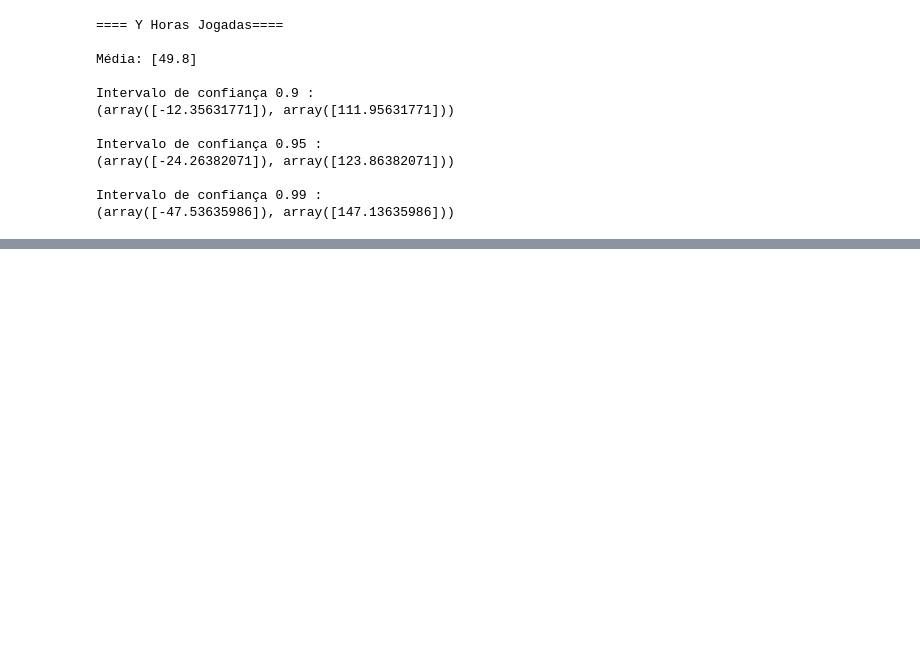
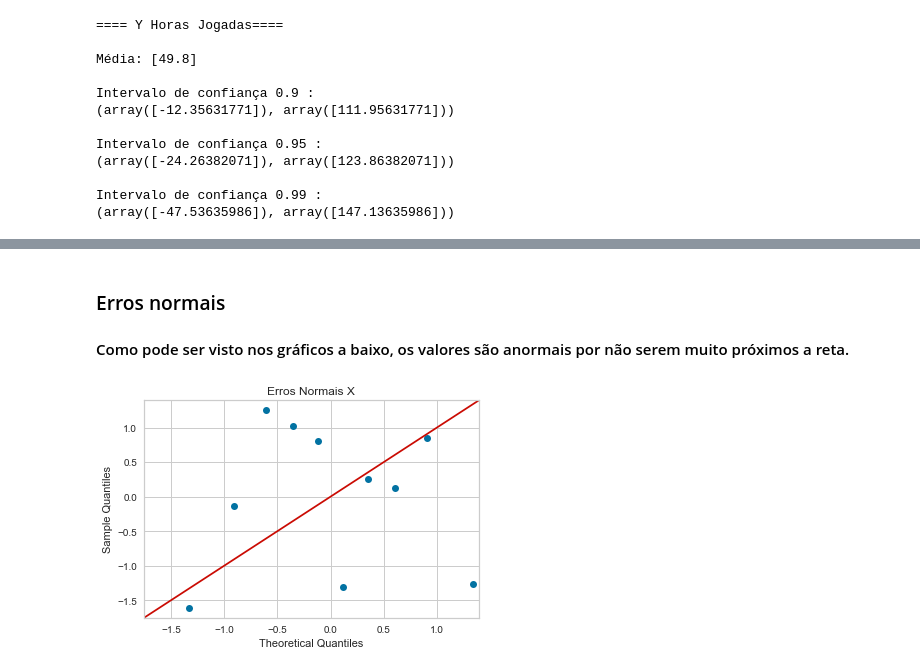
Before and after one commit to ArtFicer/PGCC-MQ, a Jupyter notebook: MQ05/MQ05.ipynb, the cells around one changed output, grey strips where cells are left out. Saved outputs shown, nothing was run; the diff lists cells and outputs as text; code cells hidden in the pictures; blank space fills up the shorter version.

```diff
--- a/MQ05/MQ05.ipynb
+++ b/MQ05/MQ05.ipynb
@@ -316,0 +349,9 @@ Total de Residuos:  [91.38181818]
+# %% [markdown]
+### Erros normais
+#### Como pode ser visto nos gráficos a baixo, os valores são anormais por não serem muito próximos a reta.
+# %%
+sm.qqplot(res, stats.t, fit=True, line='45')
+plt.title('Erros Normais X')
+pylab.show()
+# %% [output]
+[figure, added]
```
Also changed, not shown: parts of 13 cells of this notebook.
